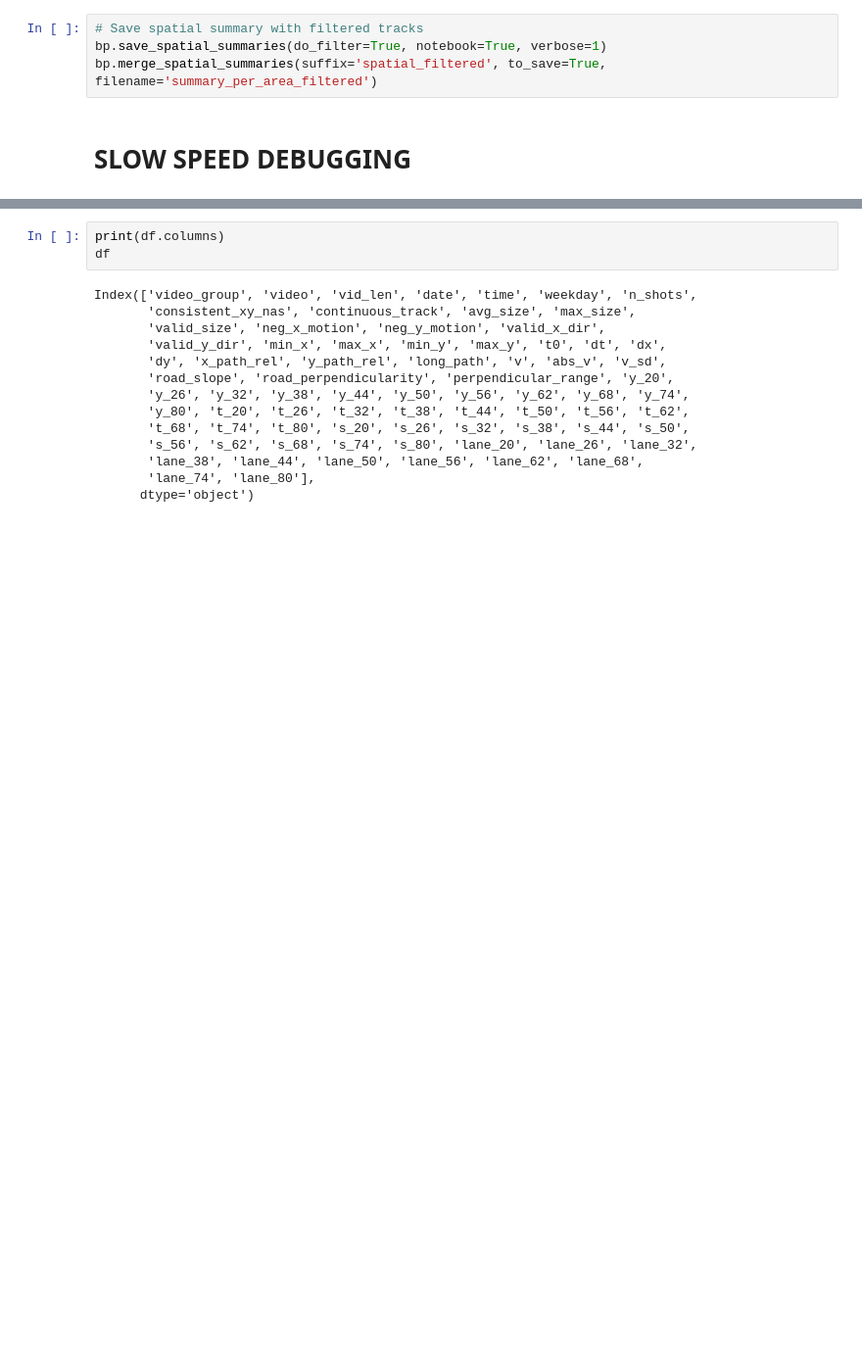
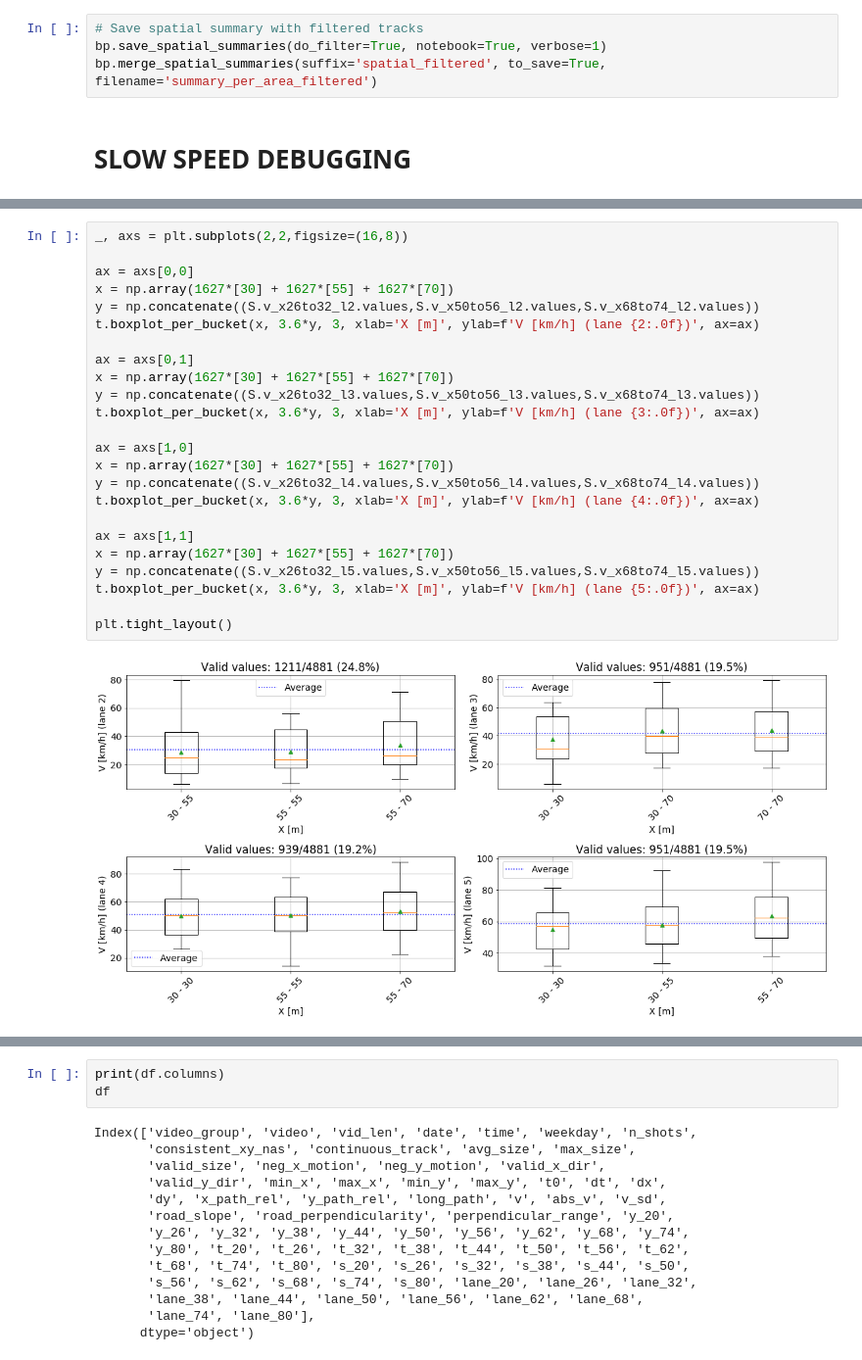
Before and after one commit to ido90/AyalonRoad, a Jupyter notebook: Analyzer/Basic Processing.ipynb, the cells around one changed output, grey strips where cells are left out. Shown at 98% size. Saved outputs shown, nothing was run; the diff lists cells and outputs as text; blank space fills up the shorter version.

```diff
--- a/Analyzer/Basic Processing.ipynb
+++ b/Analyzer/Basic Processing.ipynb
@@ -206,0 +213,26 @@ bp.merge_spatial_summaries(suffix='spatial_filtered', to_save=True, filename='su
+# %%
+_, axs = plt.subplots(2,2,figsize=(16,8))
+
+ax = axs[0,0]
+x = np.array(1627*[30] + 1627*[55] + 1627*[70])
+y = np.concatenate((S.v_x26to32_l2.values,S.v_x50to56_l2.values,S.v_x68to74_l2.values))
+t.boxplot_per_bucket(x, 3.6*y, 3, xlab='X [m]', ylab=f'V [km/h] (lane {2:.0f})', ax=ax)
+
+ax = axs[0,1]
+x = np.array(1627*[30] + 1627*[55] + 1627*[70])
+y = np.concatenate((S.v_x26to32_l3.values,S.v_x50to56_l3.values,S.v_x68to74_l3.values))
+t.boxplot_per_bucket(x, 3.6*y, 3, xlab='X [m]', ylab=f'V [km/h] (lane {3:.0f})', ax=ax)
+
+ax = axs[1,0]
+x = np.array(1627*[30] + 1627*[55] + 1627*[70])
+y = np.concatenate((S.v_x26to32_l4.values,S.v_x50to56_l4.values,S.v_x68to74_l4.values))
+t.boxplot_per_bucket(x, 3.6*y, 3, xlab='X [m]', ylab=f'V [km/h] (lane {4:.0f})', ax=ax)
+
+ax = axs[1,1]
+x = np.array(1627*[30] + 1627*[55] + 1627*[70])
+y = np.concatenate((S.v_x26to32_l5.values,S.v_x50to56_l5.values,S.v_x68to74_l5.values))
+t.boxplot_per_bucket(x, 3.6*y, 3, xlab='X [m]', ylab=f'V [km/h] (lane {5:.0f})', ax=ax)
+
+plt.tight_layout()
+# %% [output]
+[figure, added]
```
Also changed, not shown: parts of 10 cells of this notebook.
